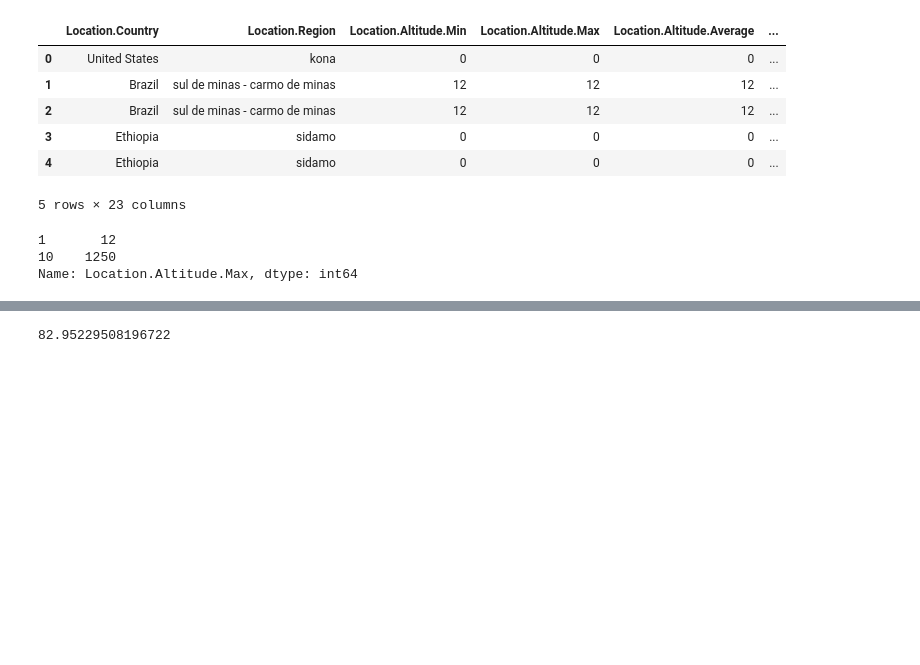
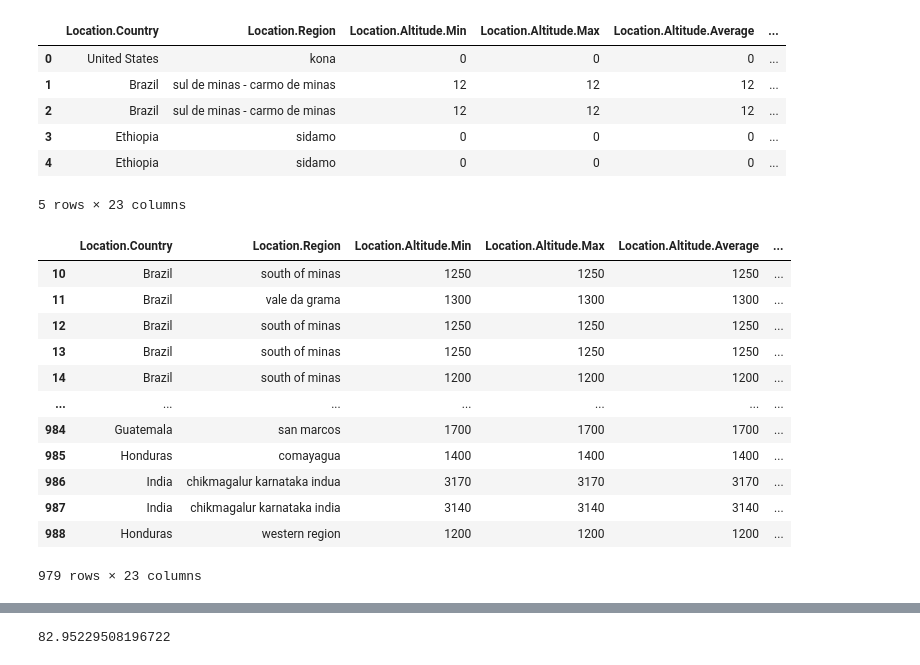
Before and after one commit to TroyH-21/Troy-Heroldt-cs130-project, a Jupyter notebook: analysis.ipynb, the cells around one changed output, grey strips where cells are left out. Saved outputs shown, nothing was run; the diff lists cells and outputs as text; code cells hidden in the pictures; blank space fills up the shorter version.

```diff
--- a/analysis.ipynb
+++ b/analysis.ipynb
@@ -23,7 +23,18 @@ coffee.head()
 5 rows × 23 columns
 # %%
 coffee.iloc[[1,10],3]
+coffee.loc[coffee.Year > 2010]
 # %% [output]
+|  | Location.Country | Location.Region | Location.Altitude.Min | Location.Altitude.Max | Location.Altitude.Average | ... |
+| 10 | Brazil | south of minas | 1250 | 1250 | 1250 | ... |
+| 11 | Brazil | vale da grama | 1300 | 1300 | 1300 | ... |
+| 12 | Brazil | south of minas | 1250 | 1250 | 1250 | ... |
+| 13 | Brazil | south of minas | 1250 | 1250 | 1250 | ... |
+| 14 | Brazil | south of minas | 1200 | 1200 | 1200 | ... |
+| ... | ... | ... | ... | ... | ... | ... |
+| 984 | Guatemala | san marcos | 1700 | 1700 | 1700 | ... |
+| 985 | Honduras | comayagua | 1400 | 1400 | 1400 | ... |
+| 986 | India | chikmagalur karnataka indua | 3170 | 3170 | 3170 | ... |
+| 987 | India | chikmagalur karnataka india | 3140 | 3140 | 3140 | ... |
+| 988 | Honduras | western region | 1200 | 1200 | 1200 | ... |
-1       12
-10    1250
-Name: Location.Altitude.Max, dtype: int64
+979 rows × 23 columns
```
Also changed, not shown: parts of 1 cell of this notebook.
